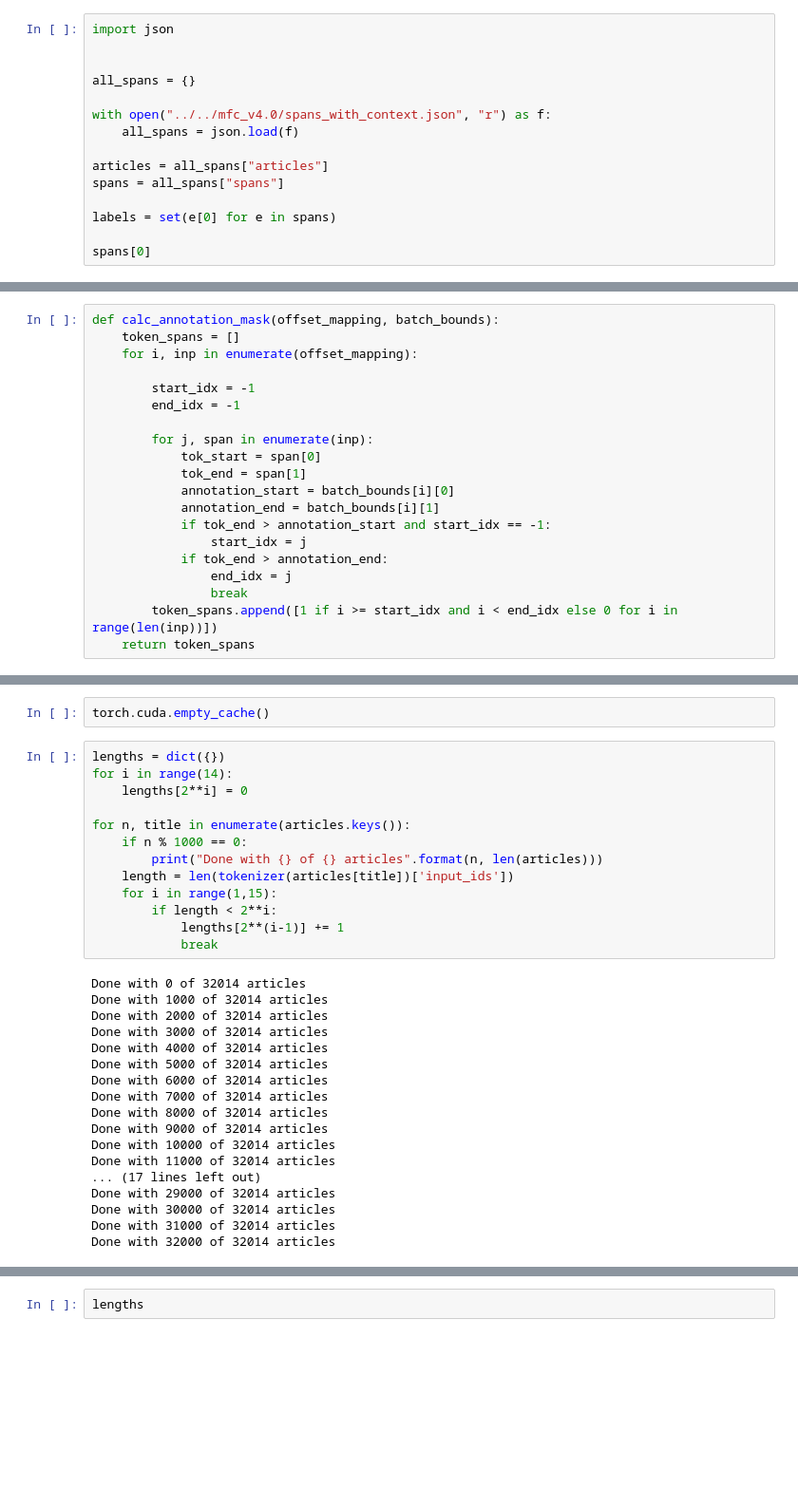
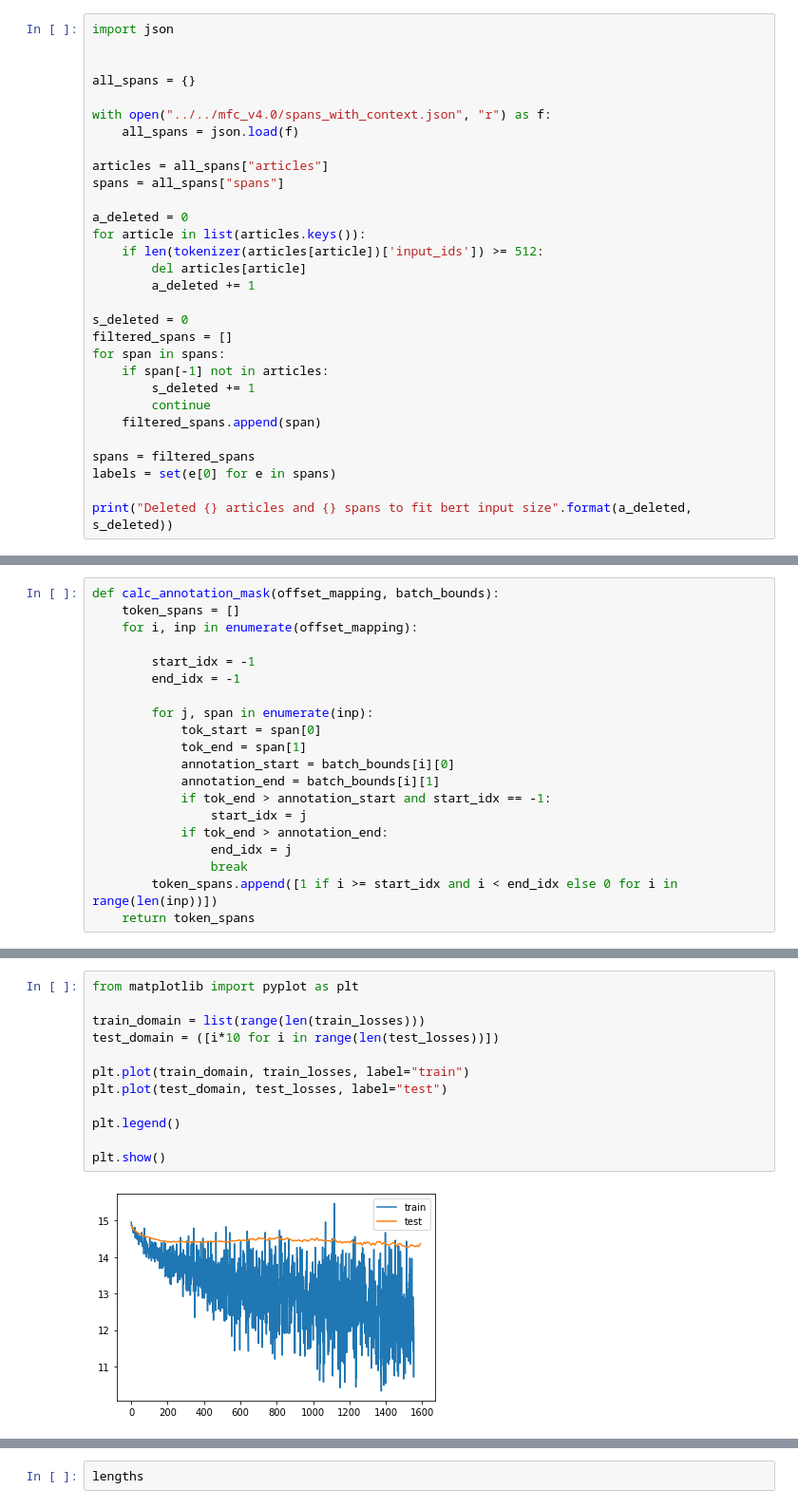
Before and after one commit to samwallace949/newscomp, a Jupyter notebook: notebooks/BigBird-MFC.ipynb, the cells around one changed output, grey strips where cells are left out. Shown: that part at 95% size. Drawn from its saved outputs; the diff is of its cells as text; blank space fills up the shorter version.

```diff
--- a/notebooks/BigBird-MFC.ipynb
+++ b/notebooks/BigBird-MFC.ipynb
@@ -14,7 +14,22 @@ with open("../../mfc_v4.0/spans_with_context.json", "r") as f:
 articles = all_spans["articles"]
 spans = all_spans["spans"]
 
+a_deleted = 0
+for article in list(articles.keys()):
+    if len(tokenizer(articles[article])['input_ids']) >= 512:
+        del articles[article]
+        a_deleted += 1
+
+s_deleted = 0
+filtered_spans = []
+for span in spans:
+    if span[-1] not in articles:
+        s_deleted += 1
+        continue
+    filtered_spans.append(span)
+
+spans = filtered_spans
 labels = set(e[0] for e in spans)
 
-spans[0]
+print("Deleted {} articles and {} spans to fit bert input size".format(a_deleted, s_deleted))
 # %% [output]
@@ -246,33 +240,14 @@ True
-# %%
-torch.cuda.empty_cache()
-# %%
-lengths = dict({})
-for i in range(14):
-    lengths[2**i] = 0
-
-for n, title in enumerate(articles.keys()):
-    if n % 1000 == 0:
-        print("Done with {} of {} articles".format(n, len(articles)))
-    length = len(tokenizer(articles[title])['input_ids'])
-    for i in range(1,15):
-        if length < 2**i:
-            lengths[2**(i-1)] += 1
-            break
-# %% [output]
-Done with 0 of 32014 articles
-Done with 1000 of 32014 articles
-Done with 2000 of 32014 articles
-Done with 3000 of 32014 articles
-Done with 4000 of 32014 articles
-Done with 5000 of 32014 articles
-Done with 6000 of 32014 articles
-Done with 7000 of 32014 articles
-Done with 8000 of 32014 articles
-Done with 9000 of 32014 articles
-Done with 10000 of 32014 articles
-Done with 11000 of 32014 articles
-... (17 lines left out)
-Done with 29000 of 32014 articles
-Done with 30000 of 32014 articles
-Done with 31000 of 32014 articles
-Done with 32000 of 32014 articles
+# %%
+from matplotlib import pyplot as plt
+
+train_domain = list(range(len(train_losses)))
+test_domain = ([i*10 for i in range(len(test_losses))])
+
+plt.plot(train_domain, train_losses, label="train")
+plt.plot(test_domain, test_losses, label="test")
+
+plt.legend()
+
+plt.show()
+# %% [output]
+[figure, added]
```
Also changed, not shown: parts of 7 cells of this notebook, 2 other files.
